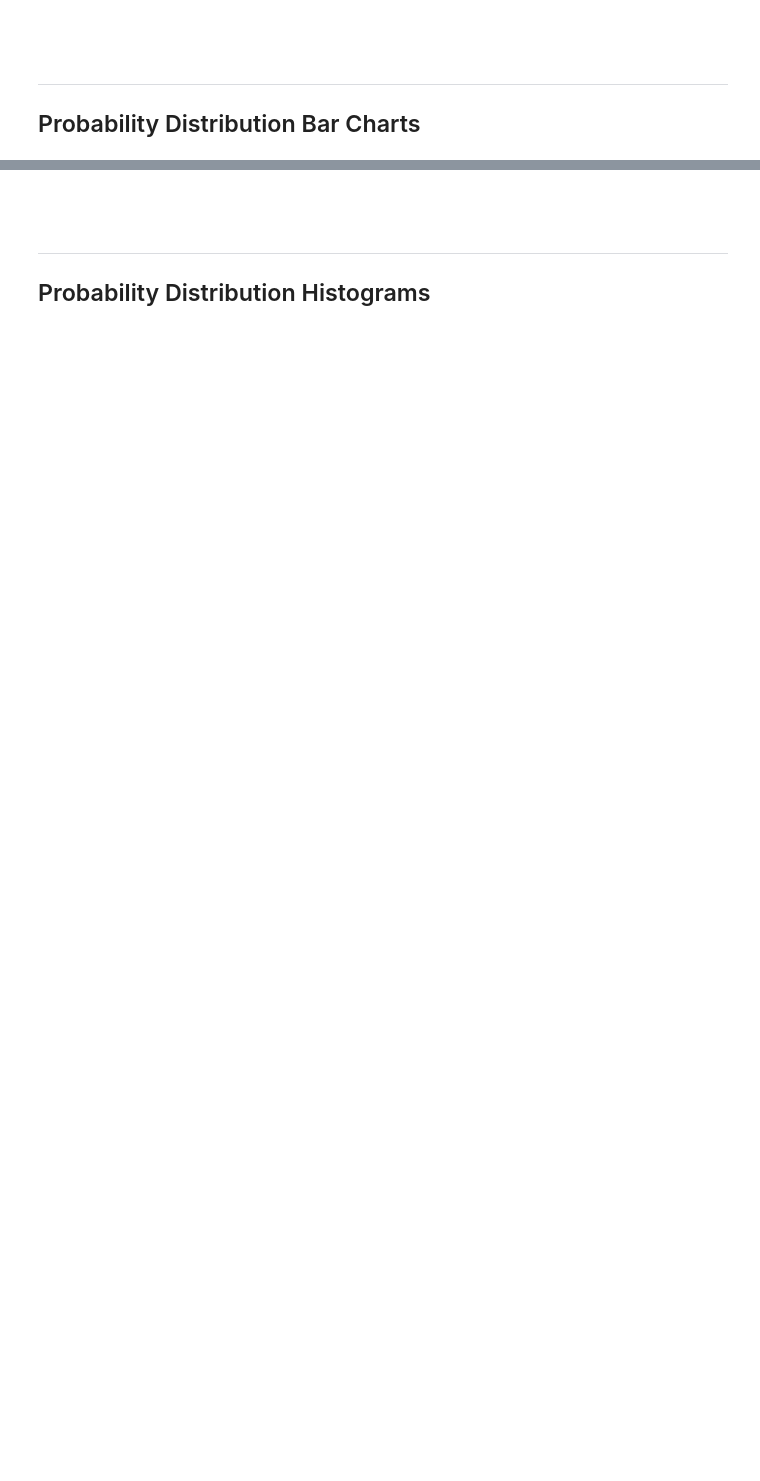
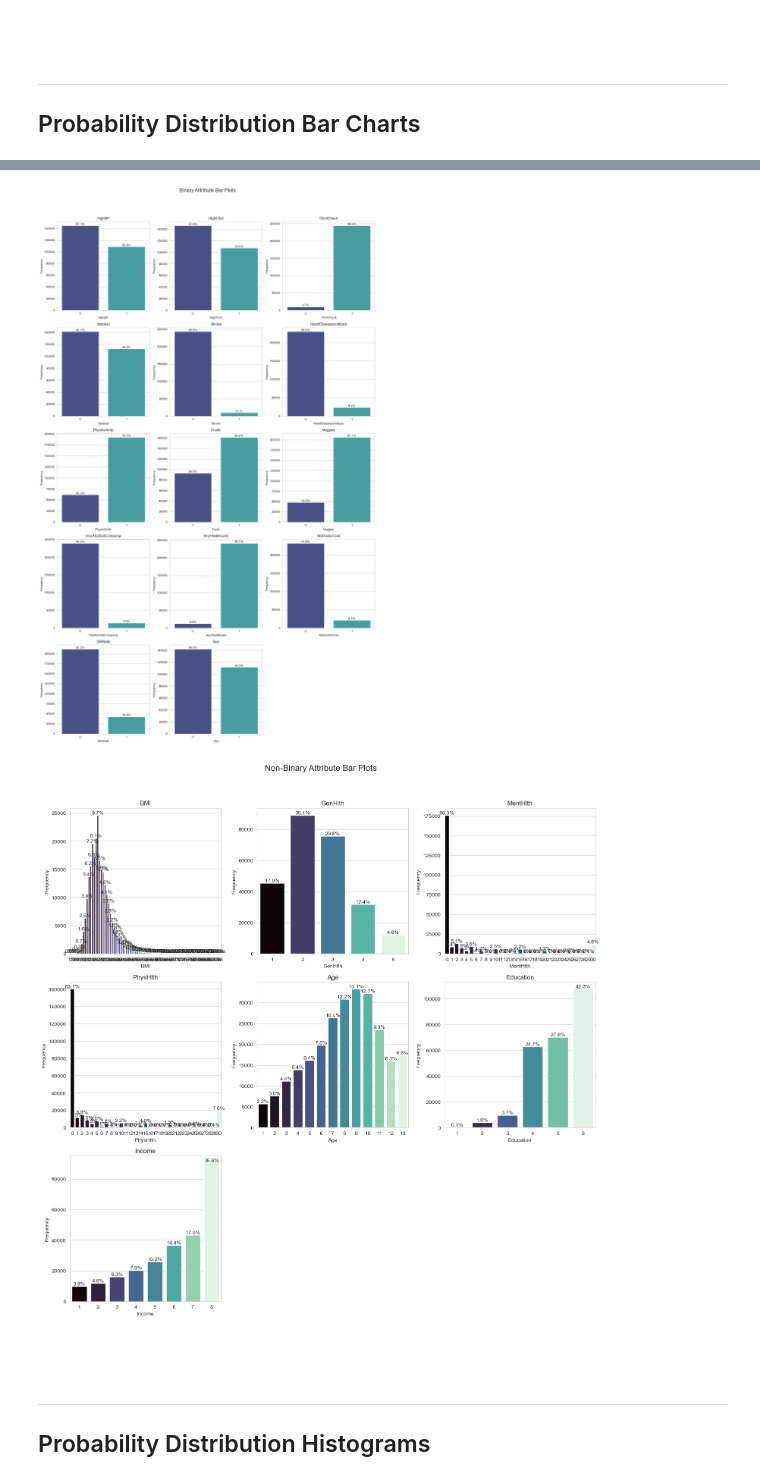
Before and after one commit to pilarbourg/diabetes-prediction, a Jupyter notebook: Data-Preparation.ipynb, the cells around one changed output, grey strips where cells are left out. Drawn from its saved outputs; the diff is of its cells as text; code cells hidden in the pictures; blank space fills up the shorter version.

Commit message:
Fixed problem with bar plots.

```diff
--- a/Data-Preparation.ipynb
+++ b/Data-Preparation.ipynb
@@ -450,3 +359,59 @@ plot_histograms(non_binary_columns, x, title="Non-Binary Attribute Histograms")
+# %%
+binary_columns = [col for col in x.columns if x[col].nunique() == 2]
+non_binary_columns = [col for col in x.columns if x[col].nunique() > 2]
+
+def add_percentage_labels(ax, total_count):
+    for bar in ax.patches:
+        count = bar.get_height()
+        percentage = (count / total_count) * 100
+        ax.text(
+            bar.get_x() + bar.get_width() / 2,
+            bar.get_height(),
+            f"{percentage:.1f}%",
+            ha="center",
+            va="bottom",
+            fontsize=10
+        )
+
+def plot_barplots(columns, data, title):
+    num_columns = len(columns)
+    n_cols = 3
+    n_rows = (num_columns // n_cols) + (num_columns % n_cols > 0)
+
+    fig, axes = plt.subplots(n_rows, n_cols, figsize=(15, 5 * n_rows))
+    axes = axes.flatten()
+
+    for i, column in enumerate(columns):
+        value_counts = data[column].value_counts()
+        total_count = value_counts.sum()
+
+        sns.barplot(
+            x=value_counts.index,
+            y=value_counts.values,
+            hue=value_counts.index,
+            ax=axes[i],
+            palette="mako",
+            dodge=False,
+            legend=False
+        )
+
+        axes[i].set_title(f"{column}")
+        axes[i].set_xlabel(column)
+        axes[i].set_ylabel("Frequency")
+        add_percentage_labels(axes[i], total_count)
+
+    for j in range(len(columns), len(axes)):
+        fig.delaxes(axes[j])
+
+    fig.suptitle(title, fontsize=16)
+    plt.tight_layout(rect=[0, 0, 1, 0.95])
+    plt.show()
+
+plot_barplots(binary_columns, x, title="Binary Attribute Bar Plots")
+plot_barplots(non_binary_columns, x, title="Non-Binary Attribute Bar Plots")
+# %% [output]
+[figure, added]
+[figure, added]
 # %% [markdown]
 <br> <br>
 
```
Also changed, not shown: parts of 4 cells of this notebook.
